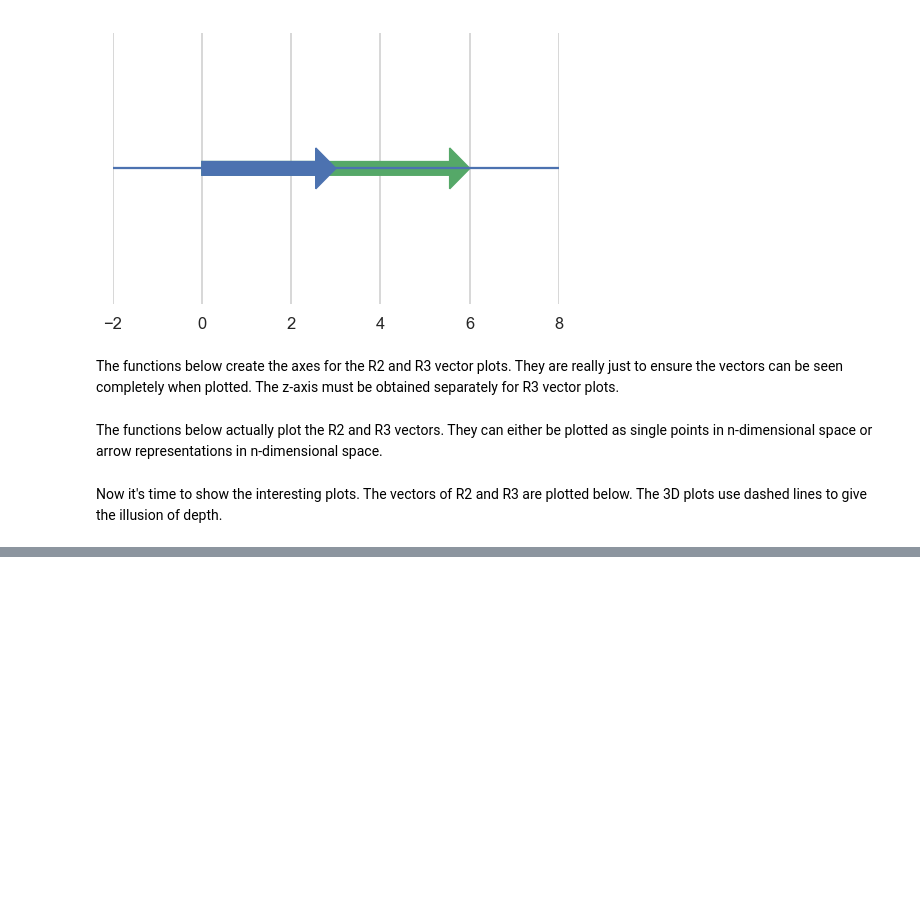
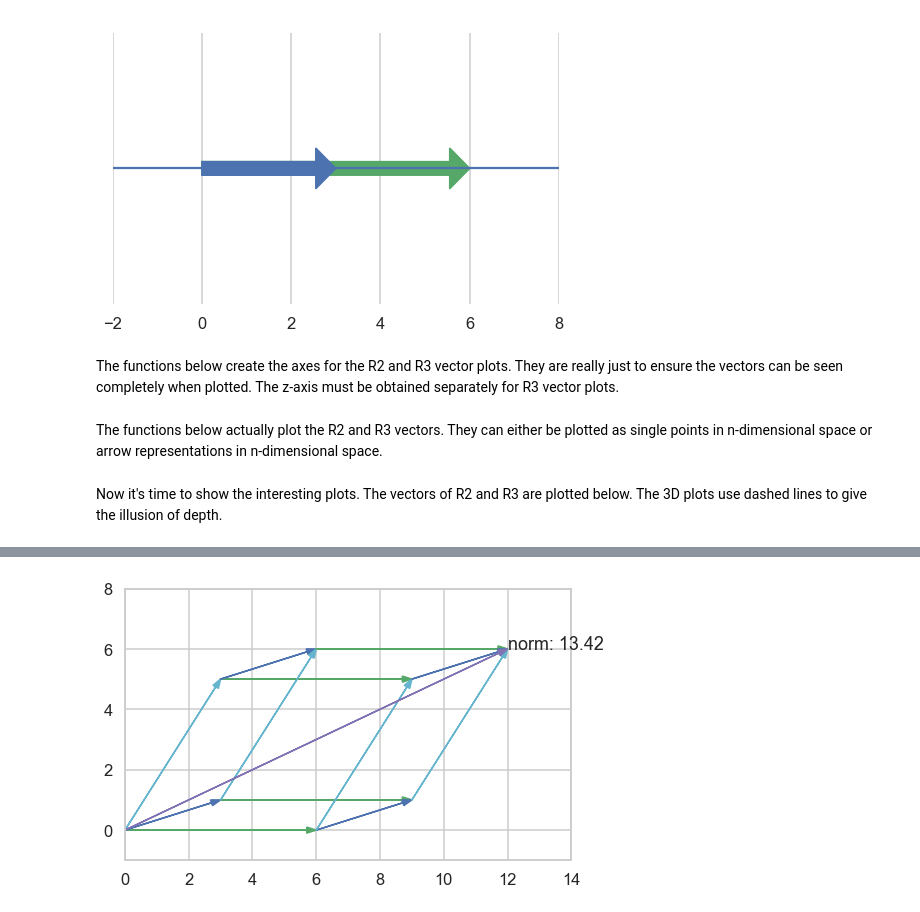
Before and after one commit to DataScienceFoundations/TadMaths, a Jupyter notebook: vectors.ipynb, the cells around one changed output, grey strips where cells are left out. Drawn from its saved outputs; the diff is of its cells as text; code cells hidden in the pictures; blank space fills up the shorter version.

Commit message:
Update vectors.ipynb
added visualization of vector addition

```diff
--- a/vectors.ipynb
+++ b/vectors.ipynb
@@ -204,3 +205,25 @@ plt.show()
 [figure]
 [figure]
 [figure]
+# %%
+w = np.array([3,5])
+w3 = np.array([3,5,1])
+
+figure = plt.figure(figsize=(8,5))
+plot_vector(u, color='g')
+plot_vector(v, color='b')
+plot_vector(w, color='c')
+plot_vector(u, origin=v, color='g')
+plot_vector(u, origin=w, color='g')
+plot_vector(v, origin=u, color='b')
+plot_vector(v, origin=w, color='b')
+plot_vector(w, origin=u, color='c')
+plot_vector(w, origin=v, color='c')
+plot_vector(u, origin=v+w, color='g')
+plot_vector(v, origin=u+w, color='b')
+plot_vector(w, origin=u+v, color='c')
+plot_vector(u+v+w, color='m', display_norm=True)
+get_xy_axes(u,v,w,u+v+w)
+plt.show()
+# %% [output]
+[figure, added]
```
Also changed, not shown: parts of 2 cells of this notebook.
